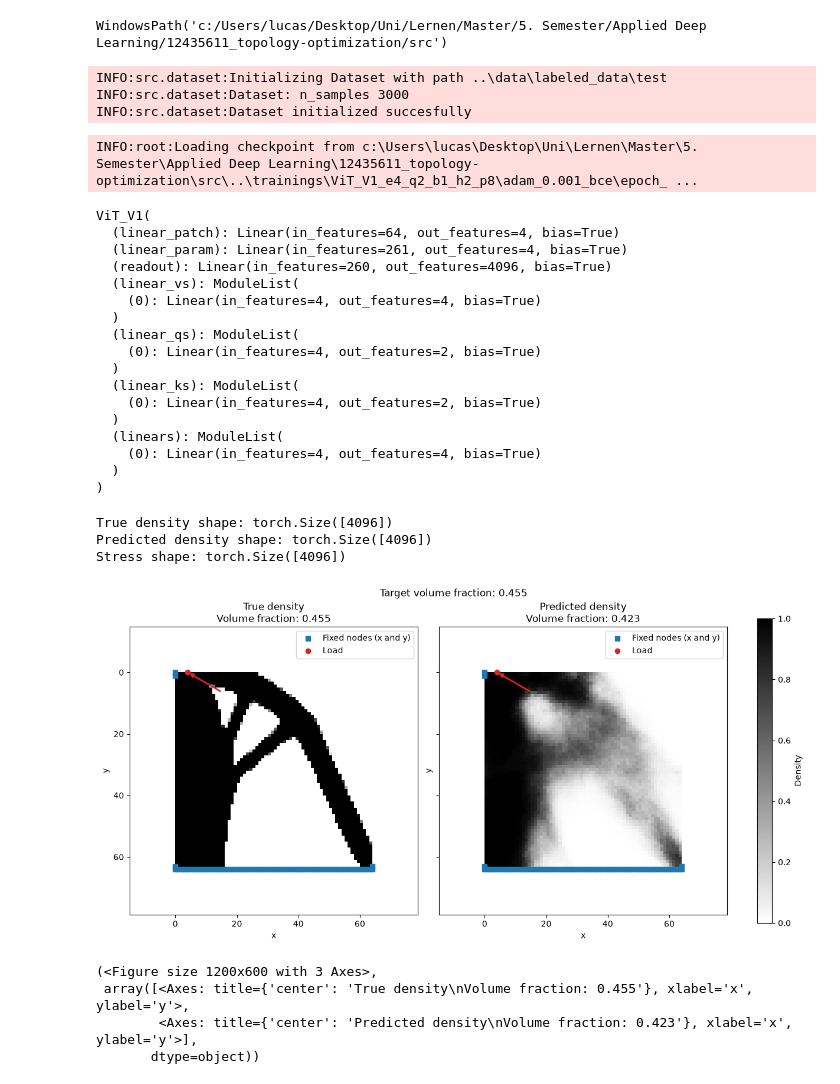
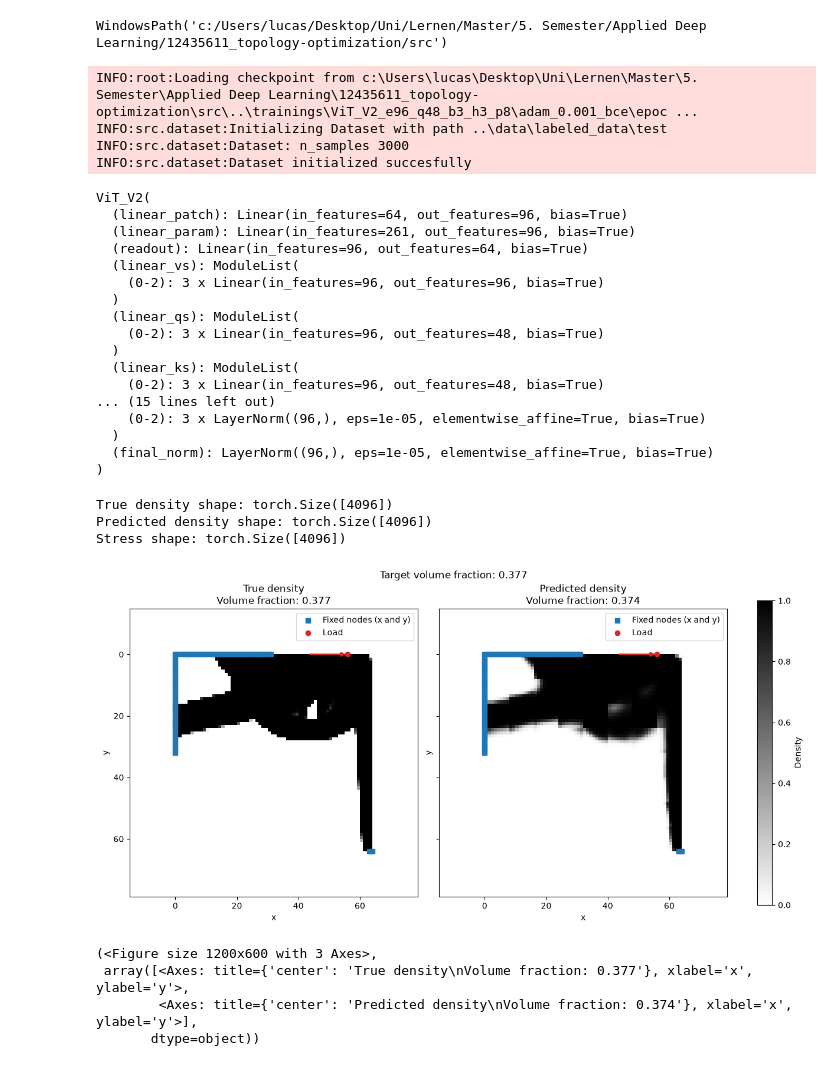
Before and after one commit to lucasvoncorvin/12435611_topology-optimization, a Jupyter notebook: src/eval.ipynb, the cells around one changed output. Saved outputs shown, nothing was run; the diff lists cells and outputs as text; code cells hidden in the pictures.

```diff
--- a/src/eval.ipynb
+++ b/src/eval.ipynb
@@ -25,19 +27,14 @@ Path.cwd()
 WindowsPath('c:/Users/lucas/Desktop/Uni/Lernen/Master/5. Semester/Applied Deep Learning/12435611_topology-optimization/src')
 # %%
 # load data
-
-dataset = TODataset(Path("./../data/labeled_data/test"), patch_size=8)
-# %% [output]
-INFO:src.dataset:Initializing Dataset with path ..\data\labeled_data\test
-INFO:src.dataset:Dataset: n_samples 3000
-INFO:src.dataset:Dataset initialized succesfully
 # %%
 # load model
 
-path = Path.cwd() / "../trainings/ViT_V1_e4_q2_b1_h2_p8/adam_0.001_bce/epoch_100.pth"
+path = Path.cwd() / "../trainings/ViT_V2_e96_q48_b3_h3_p8/adam_0.001_bce/epoch_200.pth"
 checkpoint: Checkpoint = load_checkpoint(path)
+dataset = TODataset(Path("./../data/labeled_data/test"), patch_size=checkpoint.model_spec.patch_size)
 model_state_dict = checkpoint.model_state_dict
-model = ViT_V1(
+model = ViT_V2(
     embedding_dims=checkpoint.model_spec.embedding_dims,
     query_dims=checkpoint.model_spec.query_dims,
     n_attention_blocks=checkpoint.model_spec.n_attention_blocks,
@@ -47,72 +44,76 @@ model = ViT_V1(
 model.load_state_dict(checkpoint.model_state_dict)
 model.eval()  # set the model to evaluation mode
 # %% [output]
-INFO:root:Loading checkpoint from c:\Users\lucas\Desktop\Uni\Lernen\Master\5. Semester\Applied Deep Learning\12435611_topology-optimization\src\..\trainings\ViT_V1_e4_q2_b1_h2_p8\adam_0.001_bce\epoch_ ...
+INFO:root:Loading checkpoint from c:\Users\lucas\Desktop\Uni\Lernen\Master\5. Semester\Applied Deep Learning\12435611_topology-optimization\src\..\trainings\ViT_V2_e96_q48_b3_h3_p8\adam_0.001_bce\epoc ...
+INFO:src.dataset:Initializing Dataset with path ..\data\labeled_data\test
+INFO:src.dataset:Dataset: n_samples 3000
+INFO:src.dataset:Dataset initialized succesfully
-ViT_V1(
-  (linear_patch): Linear(in_features=64, out_features=4, bias=True)
-  (linear_param): Linear(in_features=261, out_features=4, bias=True)
-  (readout): Linear(in_features=260, out_features=4096, bias=True)
+ViT_V2(
+  (linear_patch): Linear(in_features=64, out_features=96, bias=True)
+  (linear_param): Linear(in_features=261, out_features=96, bias=True)
+  (readout): Linear(in_features=96, out_features=64, bias=True)
   (linear_vs): ModuleList(
-    (0): Linear(in_features=4, out_features=4, bias=True)
+    (0-2): 3 x Linear(in_features=96, out_features=96, bias=True)
   )
   (linear_qs): ModuleList(
-    (0): Linear(in_features=4, out_features=2, bias=True)
+    (0-2): 3 x Linear(in_features=96, out_features=48, bias=True)
   )
   (linear_ks): ModuleList(
-    (0): Linear(in_features=4, out_features=2, bias=True)
+    (0-2): 3 x Linear(in_features=96, out_features=48, bias=True)
+... (15 lines left out)
+    (0-2): 3 x LayerNorm((96,), eps=1e-05, elementwise_affine=True, bias=True)
   )
-  (linears): ModuleList(
-    (0): Linear(in_features=4, out_features=4, bias=True)
-  )
+  (final_norm): LayerNorm((96,), eps=1e-05, elementwise_affine=True, bias=True)
 )
 # %%
 from src.utils import orientation_angle
 
 
-sample_idx =  14 # 13 # 10
+sample_idx = 2 #13 # 10 # 14 #
 # todo: check 103 -> data
 sample = dataset[sample_idx]
 volume_fraction = sample[0][0]
 load = sample[0][1:5]
-bcs = sample[0][5:5+4*64]
+bcs_one_hot = sample[0][5:5+4*64]
 stress = sample[0][5+4*64:]
 
 true_density = sample[1]
 
 # # preprocessing the sample
 
 # angle = orientation_angle(load)
 
-# sample = preprocess(volume_fraction, load, bcs, stress, checkpoint.model_spec.patch_size)
+# sample = preprocess(volume_fraction, load, bcs_one_hot, stress, checkpoint.model_spec.patch_size)
 with torch.no_grad():
     predicted_density = model(sample[0].unsqueeze(0)).squeeze(0)
 
 # round to 1 or 0
 # predicted_density = (predicted_density > 0.5).float()
 
 print("True density shape:", true_density.shape)
 print("Predicted density shape:", predicted_density.shape)
 print("Stress shape:", stress.shape)
 
-stress = stress
-true_density = true_density
-with torch.no_grad():
-    predicted_density = predicted_density
+# stress = stress
+# true_density = true_density
+# with torch.no_grad():
+#     predicted_density = predicted_density
 
 
 visualize(
     true_density,
     predicted_density,
+    patch_size=checkpoint.model_spec.patch_size,
     load=load,
-    bcs=bcs,
+    bcs_one_hot=bcs_one_hot,
     volume_fraction=volume_fraction
 )
 # %% [output]
 True density shape: torch.Size([4096])
 Predicted density shape: torch.Size([4096])
 Stress shape: torch.Size([4096])
-[figure, old version]
+[figure, new version]
 (<Figure size 1200x600 with 3 Axes>,
- array([<Axes: title={'center': 'True density\nVolume fraction: 0.455'}, xlabel='x', ylabel='y'>,
-        <Axes: title={'center': 'Predicted density\nVolume fraction: 0.423'}, xlabel='x', ylabel='y'>],
+ array([<Axes: title={'center': 'True density\nVolume fraction: 0.377'}, xlabel='x', ylabel='y'>,
+        <Axes: title={'center': 'Predicted density\nVolume fraction: 0.374'}, xlabel='x', ylabel='y'>],
        dtype=object))
```
Also changed, not shown: parts of 6 cells of this notebook, 1 other file.
